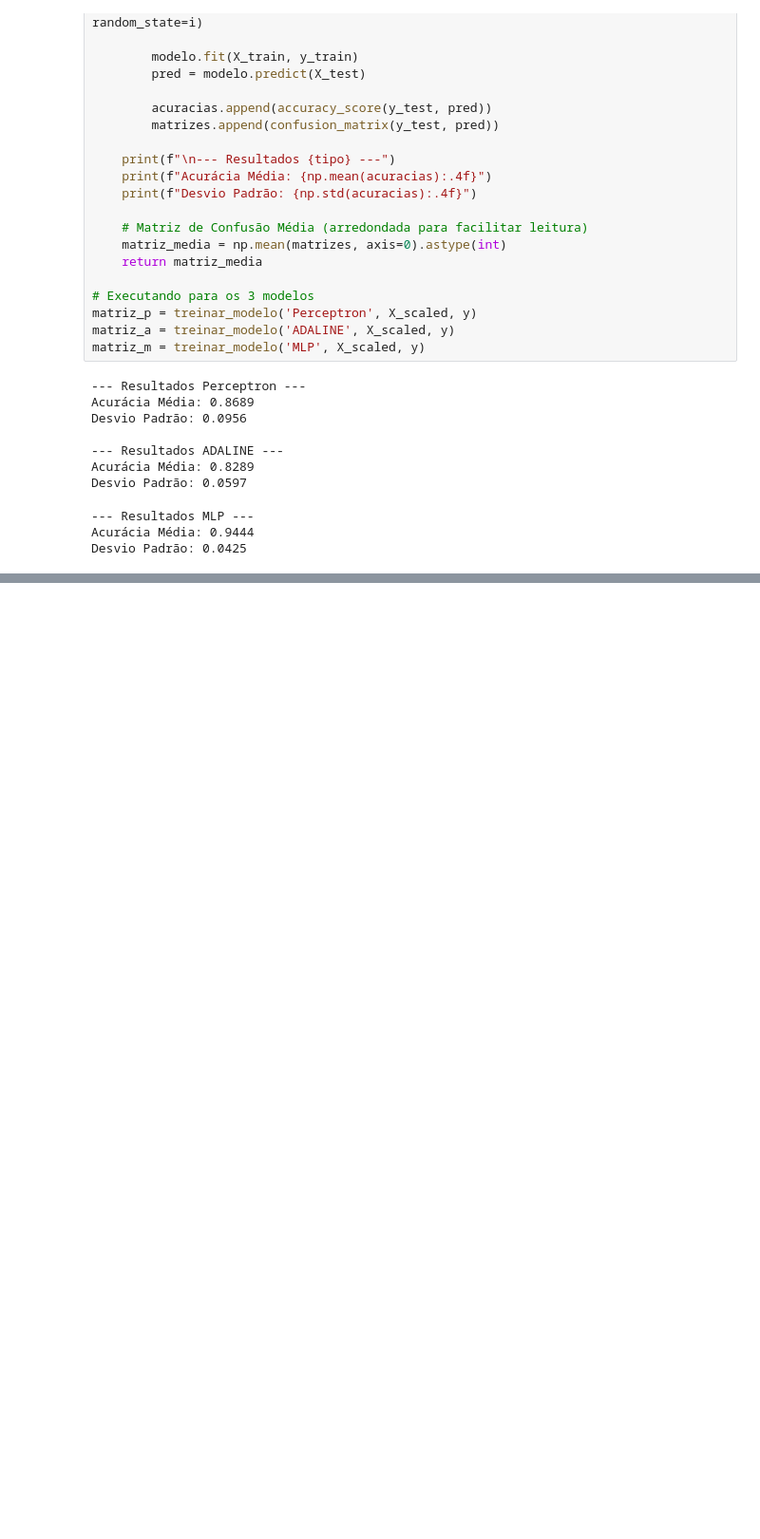
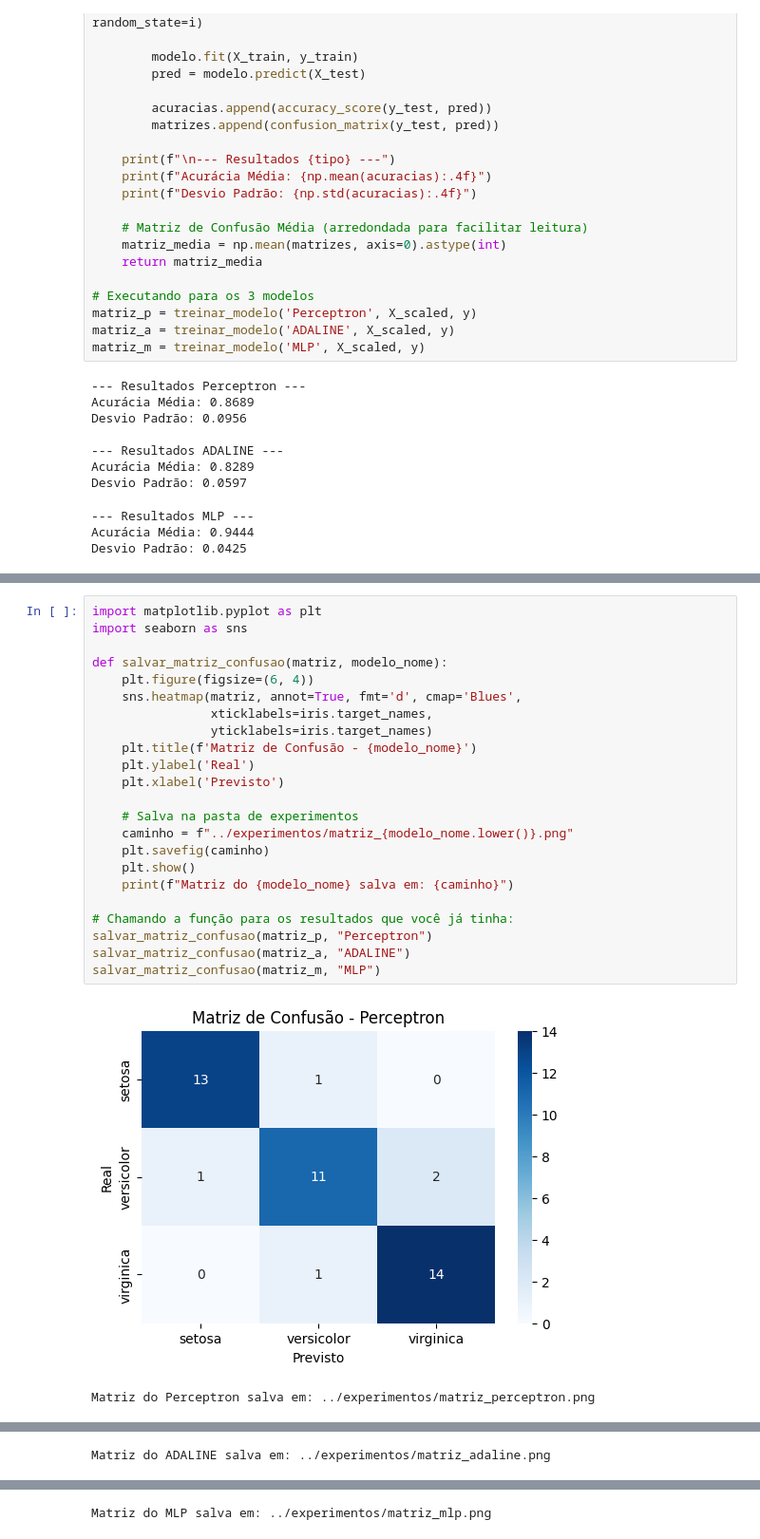
Before and after one commit to devmariliafeitosa/IntComputacional, a Jupyter notebook: Proj-Redes-Neurais_IRIS/cod/experimento_modelos.ipynb, the cells around one changed output, grey strips where cells are left out. Shown at 95% size. Saved outputs shown, nothing was run; the diff lists cells and outputs as text; blank space fills up the shorter version.

```diff
--- a/Proj-Redes-Neurais_IRIS/cod/experimento_modelos.ipynb
+++ b/Proj-Redes-Neurais_IRIS/cod/experimento_modelos.ipynb
@@ -99,0 +100,26 @@ plot_fronteiras(MLPClassifier(hidden_layer_sizes=(10, 8)), "Fronteiras Não-Line
+# %%
+import matplotlib.pyplot as plt
+import seaborn as sns
+
+def salvar_matriz_confusao(matriz, modelo_nome):
+    plt.figure(figsize=(6, 4))
+    sns.heatmap(matriz, annot=True, fmt='d', cmap='Blues',
+                xticklabels=iris.target_names,
+                yticklabels=iris.target_names)
+    plt.title(f'Matriz de Confusão - {modelo_nome}')
+    plt.ylabel('Real')
+    plt.xlabel('Previsto')
+
+    # Salva na pasta de experimentos
+    caminho = f"../experimentos/matriz_{modelo_nome.lower()}.png"
+    plt.savefig(caminho)
+    plt.show()
+    print(f"Matriz do {modelo_nome} salva em: {caminho}")
+
+# Chamando a função para os resultados que você já tinha:
+salvar_matriz_confusao(matriz_p, "Perceptron")
+salvar_matriz_confusao(matriz_a, "ADALINE")
+salvar_matriz_confusao(matriz_m, "MLP")
+# %% [output]
+[figure, added]
+Matriz do Perceptron salva em: ../experimentos/matriz_perceptron.png
@@ -99,0 +127 @@ plot_fronteiras(MLPClassifier(hidden_layer_sizes=(10, 8)), "Fronteiras Não-Line
+Matriz do ADALINE salva em: ../experimentos/matriz_adaline.png
@@ -99,0 +129 @@ plot_fronteiras(MLPClassifier(hidden_layer_sizes=(10, 8)), "Fronteiras Não-Line
+Matriz do MLP salva em: ../experimentos/matriz_mlp.png
```
Also changed, not shown: parts of 2 cells of this notebook, 3 other files.
